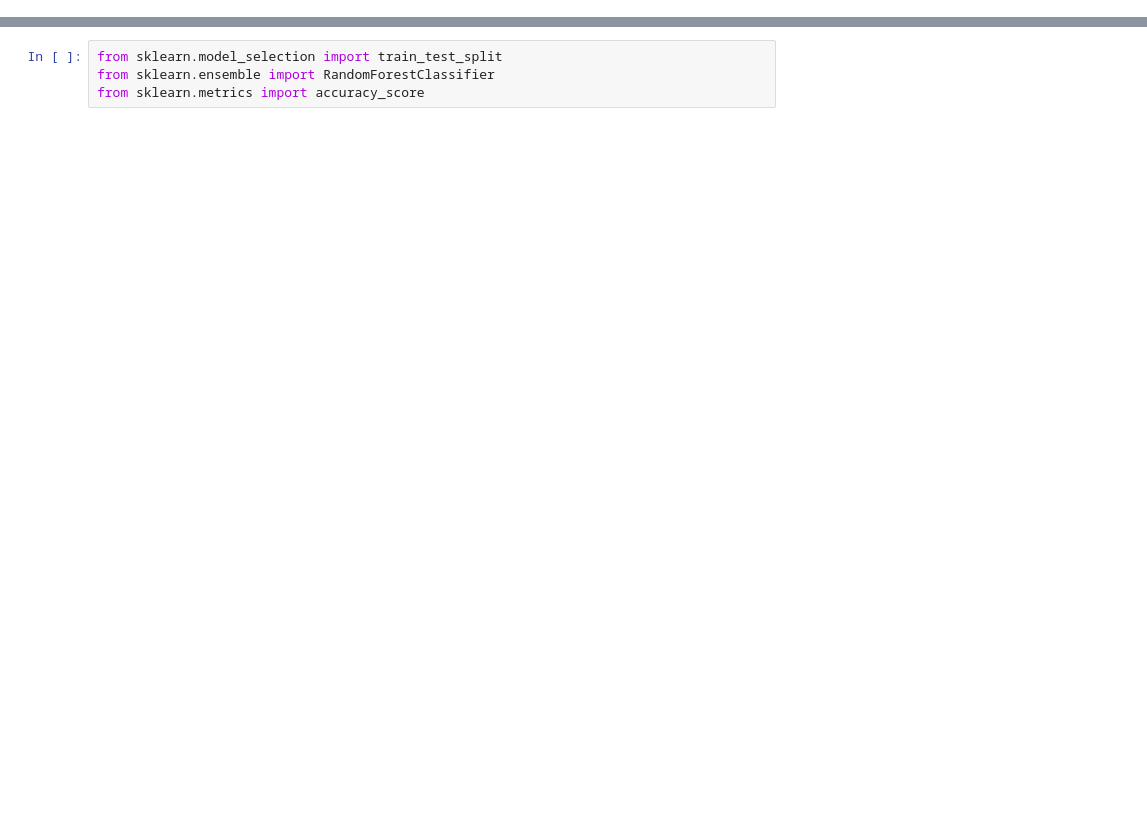
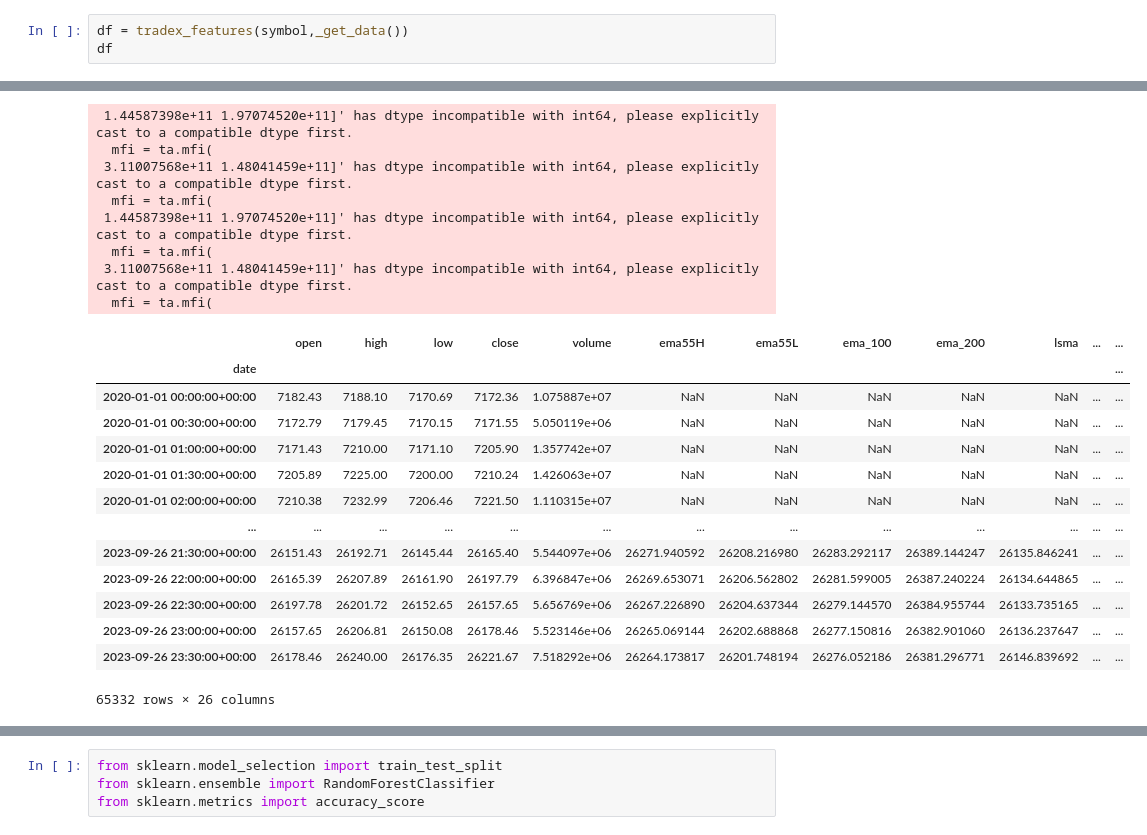
Before and after one commit to MaartenDMT/tradingApp, a Jupyter notebook: testname.ipynb, the cells around one changed output, grey strips where cells are left out. Cells and saved outputs as stored; diff of their text form; blank space fills up the shorter version.

```diff
--- a/testname.ipynb
+++ b/testname.ipynb
@@ -39,3 +43,7 @@ def _get_data():
 
     print(f'Dataframe shape: {data.shape}')
     return data
+# %%
+df = tradex_features(symbol,_get_data())
+df
+# %% [output]
@@ -42 +67,23 @@ def _get_data():
+ 1.44587398e+11 1.97074520e+11]' has dtype incompatible with int64, please explicitly cast to a compatible dtype first.
+  mfi = ta.mfi(
+ 3.11007568e+11 1.48041459e+11]' has dtype incompatible with int64, please explicitly cast to a compatible dtype first.
+  mfi = ta.mfi(
+ 1.44587398e+11 1.97074520e+11]' has dtype incompatible with int64, please explicitly cast to a compatible dtype first.
+  mfi = ta.mfi(
+ 3.11007568e+11 1.48041459e+11]' has dtype incompatible with int64, please explicitly cast to a compatible dtype first.
+  mfi = ta.mfi(
+|  | open | high | low | close | volume | ema55H | ema55L | ema_100 | ema_200 | lsma | ... | ... |
+| date |  |  |  |  |  |  |  |  |  |  |  | ... |
+| 2020-01-01 00:00:00+00:00 | 7182.43 | 7188.10 | 7170.69 | 7172.36 | 1.075887e+07 | NaN | NaN | NaN | NaN | NaN | ... | ... |
+| 2020-01-01 00:30:00+00:00 | 7172.79 | 7179.45 | 7170.15 | 7171.55 | 5.050119e+06 | NaN | NaN | NaN | NaN | NaN | ... | ... |
+| 2020-01-01 01:00:00+00:00 | 7171.43 | 7210.00 | 7171.10 | 7205.90 | 1.357742e+07 | NaN | NaN | NaN | NaN | NaN | ... | ... |
+| 2020-01-01 01:30:00+00:00 | 7205.89 | 7225.00 | 7200.00 | 7210.24 | 1.426063e+07 | NaN | NaN | NaN | NaN | NaN | ... | ... |
+| 2020-01-01 02:00:00+00:00 | 7210.38 | 7232.99 | 7206.46 | 7221.50 | 1.110315e+07 | NaN | NaN | NaN | NaN | NaN | ... | ... |
+| ... | ... | ... | ... | ... | ... | ... | ... | ... | ... | ... | ... | ... |
+| 2023-09-26 21:30:00+00:00 | 26151.43 | 26192.71 | 26145.44 | 26165.40 | 5.544097e+06 | 26271.940592 | 26208.216980 | 26283.292117 | 26389.144247 | 26135.846241 | ... | ... |
+| 2023-09-26 22:00:00+00:00 | 26165.39 | 26207.89 | 26161.90 | 26197.79 | 6.396847e+06 | 26269.653071 | 26206.562802 | 26281.599005 | 26387.240224 | 26134.644865 | ... | ... |
+| 2023-09-26 22:30:00+00:00 | 26197.78 | 26201.72 | 26152.65 | 26157.65 | 5.656769e+06 | 26267.226890 | 26204.637344 | 26279.144570 | 26384.955744 | 26133.735165 | ... | ... |
+| 2023-09-26 23:00:00+00:00 | 26157.65 | 26206.81 | 26150.08 | 26178.46 | 5.523146e+06 | 26265.069144 | 26202.688868 | 26277.150816 | 26382.901060 | 26136.237647 | ... | ... |
+| 2023-09-26 23:30:00+00:00 | 26178.46 | 26240.00 | 26176.35 | 26221.67 | 7.518292e+06 | 26264.173817 | 26201.748194 | 26276.052186 | 26381.296771 | 26146.839692 | ... | ... |
+65332 rows × 26 columns
 # %%
```
Also changed, not shown: parts of 13 cells of this notebook, 38 other files.
